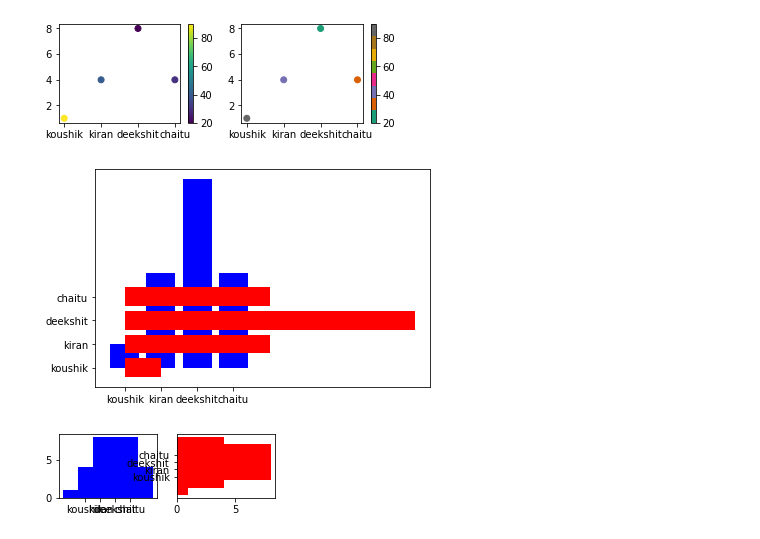
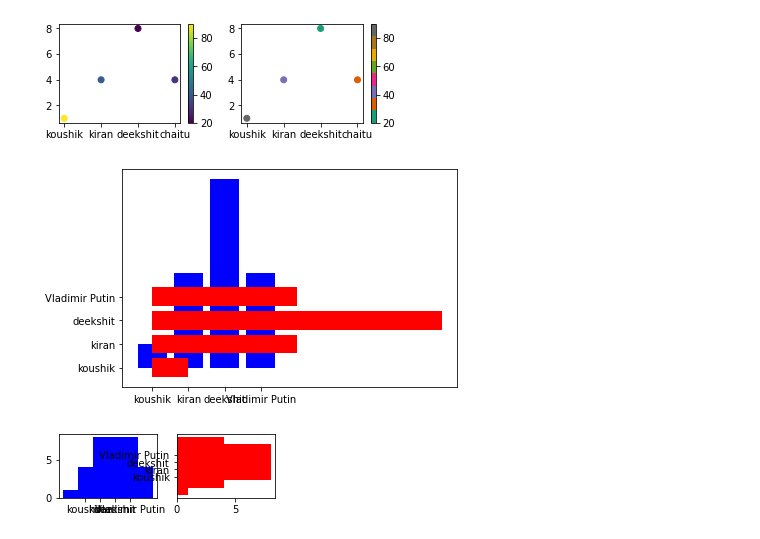
Before and after one commit to suryakiran23/PYTHON, a Jupyter notebook: Python_(1012).ipynb, the cells around one changed output. Saved outputs shown, nothing was run; the diff lists cells and outputs as text; code cells hidden in the pictures.

```diff
--- a/Python_(1012).ipynb
+++ b/Python_(1012).ipynb
@@ -2714,19 +2714,19 @@ mp.show()
 # %%
 import matplotlib.pyplot as mp
 import numpy as np
-x=np.array(["koushik","kiran","deekshit","chaitu"])
+x=np.array(["koushik","kiran","deekshit","Vladimir Putin"])
 y=np.array([1,4,8,4])
 #mp.subplot(3,3,1)
 mp.bar(x,y,color="b")
 #mp.subplot(3,3,2)
 mp.barh(x,y,color="r")
 mp.show()
 # %% [output]
-[figure, old version]
+[figure, new version]
 # %%
 import matplotlib.pyplot as mp
 import numpy as np
-x=np.array(["koushik","kiran","deekshit","chaitu"])
+x=np.array(["koushik","kiran","deekshit","Vladimir Putin"])
 y=np.array([1,4,8,4])
 mp.subplot(3,3,1)
 mp.bar(x,y,color="b",width=3)
@@ -2734,4 +2734,4 @@ mp.subplot(3,3,2)
 mp.barh(x,y,color="r",height=5)
 mp.show()
 # %% [output]
-[figure, old version]
+[figure, new version]
```
Also changed, not shown: parts of 5 cells of this notebook.
